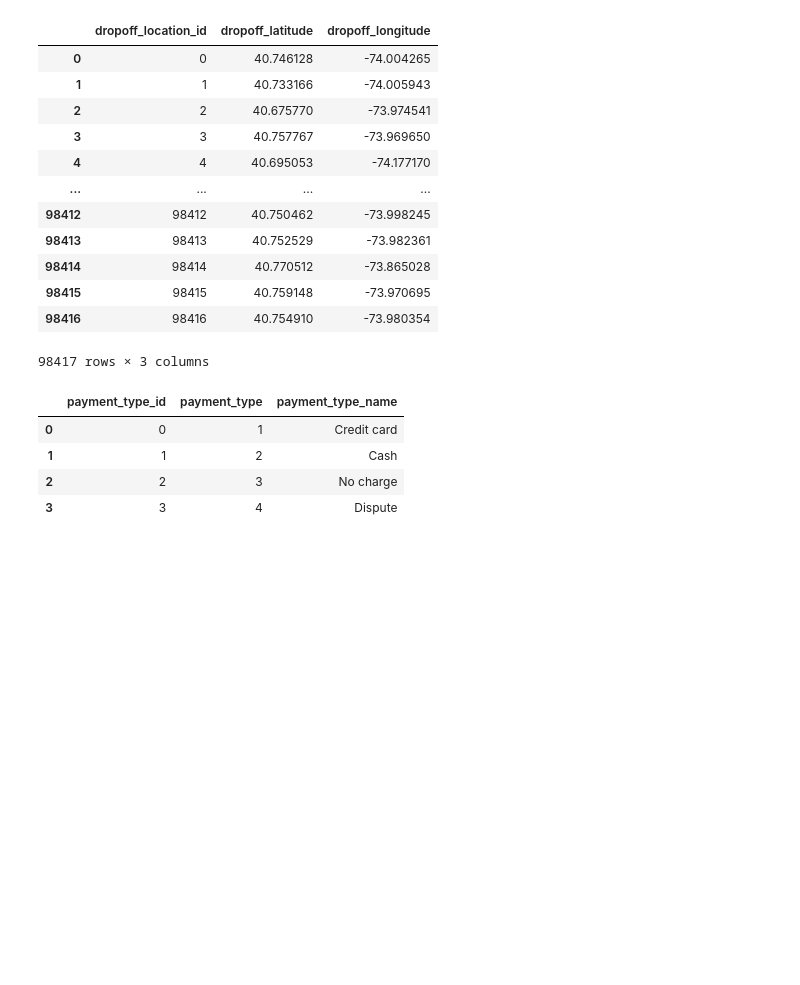
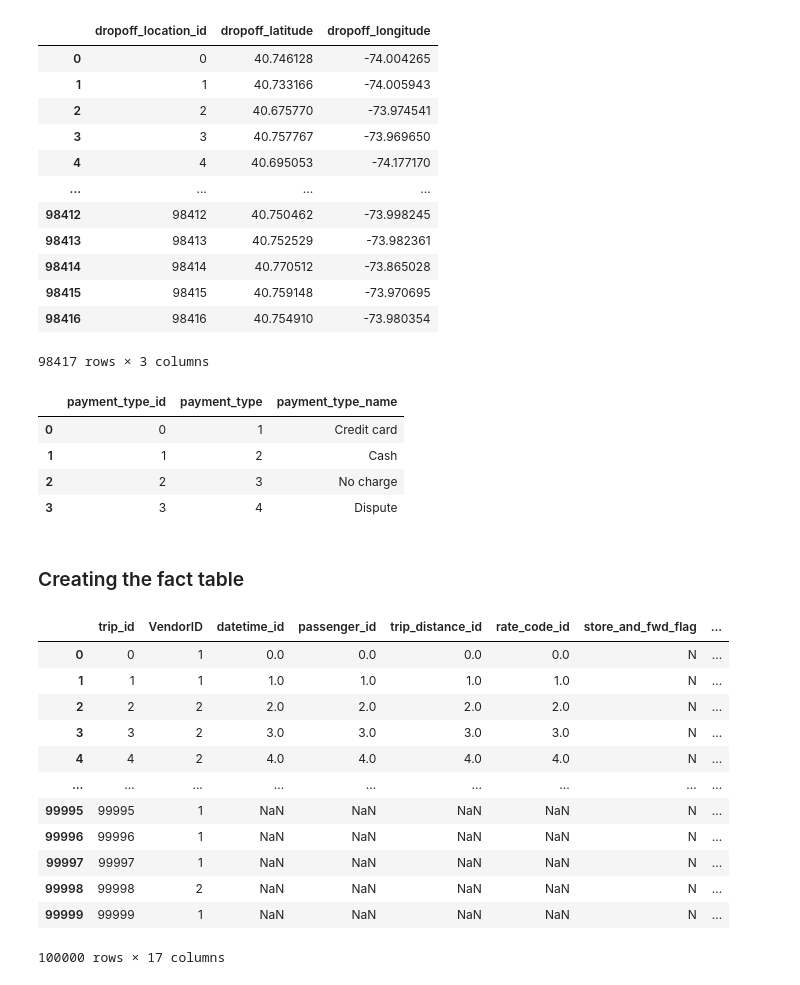
Before and after one commit to arkhash0309/UberVision-ETL, a Jupyter notebook: Notebook.ipynb, the cells around one changed output. Saved outputs shown, nothing was run; the diff lists cells and outputs as text; code cells hidden in the pictures; blank space fills up the shorter version.

Commit message:
Creating the fact table.

```diff
--- a/Notebook.ipynb
+++ b/Notebook.ipynb
@@ -47,6 +47,8 @@ memory usage: 14.5+ MB
 # %%
 df['tpep_pickup_datetime'] = pd.to_datetime(df['tpep_pickup_datetime'])
 df['tpep_dropoff_datetime'] = pd.to_datetime(df['tpep_dropoff_datetime'])
+# %%
+df['trip_id'] = df.index
 # %%
 df.info()
 # %% [output]
@@ -280,3 +282,36 @@ payment_type_dimension
 | 1 | 1 | 2 | Cash |
 | 2 | 2 | 3 | No charge |
 | 3 | 3 | 4 | Dispute |
+# %% [markdown]
+### Creating the fact table
+# %%
+# creating the fact table using outer join to keep all the records
+fact_table = df.merge(passenger_dimension, left_on='trip_id', right_on='passenger_id', how='left')\
+    .merge(trip_distance_dimension, left_on='trip_id', right_on='trip_distance_id', how='left')\
+    .merge(rate_code_dimension, left_on='trip_id', right_on='rate_code_id', how='left')\
+    .merge(pickup_location_dimension, left_on='trip_id', right_on='pickup_location_id', how='left')\
+    .merge(dropoff_location_dimension, left_on='trip_id', right_on='dropoff_location_id', how='left')\
+    .merge(datetime_dimension, left_on='trip_id', right_on='datetime_id', how='left')\
+    .merge(payment_type_dimension, left_on='trip_id', right_on='payment_type_id', how='left')\
+    [['trip_id', 'VendorID', 'datetime_id', 'passenger_id',
+      'trip_distance_id', 'rate_code_id', 'store_and_fwd_flag','pickup_location_id', 'dropoff_location_id',
+      'payment_type_id', 'fare_amount', 'extra', 'mta_tax', 'tip_amount', 'tolls_amount', 'improvement_surcharge',
+      'total_amount'
+    ]]
+
+
+fact_table
+# %% [output]
+|  | trip_id | VendorID | datetime_id | passenger_id | trip_distance_id | rate_code_id | store_and_fwd_flag | ... |
+| 0 | 0 | 1 | 0.0 | 0.0 | 0.0 | 0.0 | N | ... |
+| 1 | 1 | 1 | 1.0 | 1.0 | 1.0 | 1.0 | N | ... |
+| 2 | 2 | 2 | 2.0 | 2.0 | 2.0 | 2.0 | N | ... |
+| 3 | 3 | 2 | 3.0 | 3.0 | 3.0 | 3.0 | N | ... |
+| 4 | 4 | 2 | 4.0 | 4.0 | 4.0 | 4.0 | N | ... |
+| ... | ... | ... | ... | ... | ... | ... | ... | ... |
+| 99995 | 99995 | 1 | NaN | NaN | NaN | NaN | N | ... |
+| 99996 | 99996 | 1 | NaN | NaN | NaN | NaN | N | ... |
+| 99997 | 99997 | 1 | NaN | NaN | NaN | NaN | N | ... |
+| 99998 | 99998 | 2 | NaN | NaN | NaN | NaN | N | ... |
+| 99999 | 99999 | 1 | NaN | NaN | NaN | NaN | N | ... |
+100000 rows × 17 columns
```
Also changed, not shown: parts of 1 cell of this notebook.
